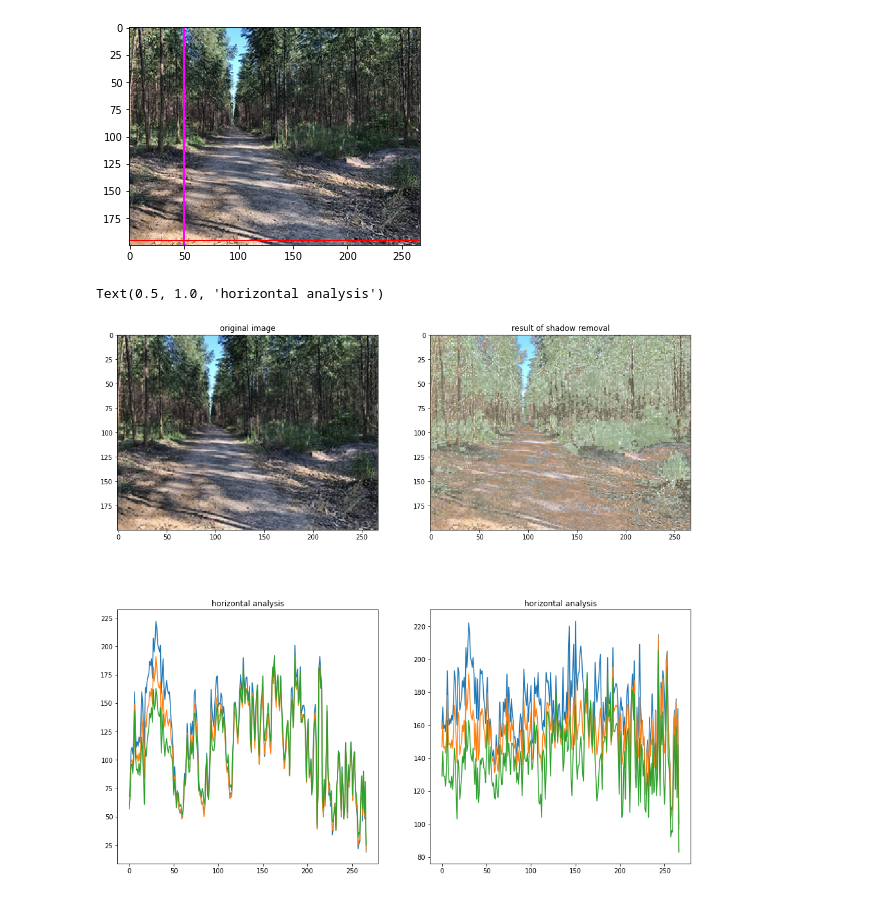
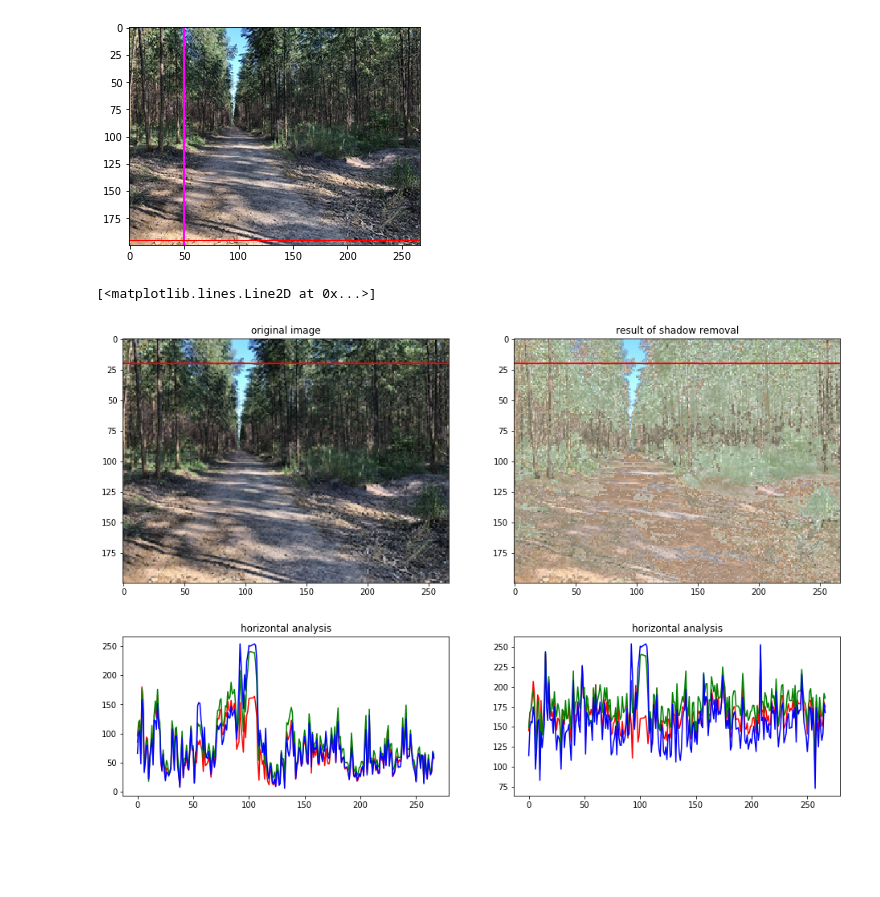
Before and after one commit to horitahiroshi/shadow-denoising, a Jupyter notebook: notebook/4thTry.ipynb, the cells around one changed output. Cells and saved outputs as stored; diff of their text form; code cells hidden in the pictures; blank space fills up the shorter version.

```diff
--- a/notebook/4thTry.ipynb
+++ b/notebook/4thTry.ipynb
@@ -102,7 +88,7 @@ def range_adjustment(img,minvalue=0,maxvalue=255):
 # %%
 img = imageio.imread("../images/shadow5.jpg")
 for i in range(3):
-    img[:,:,i] = adaptive_denoising(img[:,:,i],3,0.005,"average")
+    img[:,:,i] = adaptive_denoising(img[:,:,i],3,0.005,"robust")
 # %%
 # find the closest cluster to the example pixel
 def closest_cluster(centroids, example):
@@ -174,14 +160,10 @@ luminance_centroids = np.array([[np.min(luminance_dataset)],
 # lus = kmeans_routine(luminance_dataset, luminance_centroids, 2, 1)
 lus = kmeans_routine(luminance_dataset, luminance_centroids, luminance_centroids.shape[0], 5)
 
-
-lus = adaptive_denoising(lus, 3, 0.0001, "robust")
+lus = adaptive_denoising(lus, 3, 0.005, "robust",1)
 
 plt.figure(figsize=(16,8))
-plt.subplot(121)
-plt.imshow(img)
-plt.subplot(122)
-plt.imshow(lus)
-plt.colorbar()
+plt.subplot(121); plt.imshow(img); plt.title("original")
+plt.subplot(122); plt.imshow(lus); plt.title("light-penumbra-shadow"); plt.colorbar()
 # %% [output]
 <matplotlib.colorbar.Colorbar at 0x...>
@@ -350,11 +309,13 @@ lit_red_mask[np.where(lit_clusters_mask==1)] = 1
 # equalize blue penumbra region with red penumbra region
 img_copy = remove_shadow(img_copy, penumbra_blue_mask, penumbra_red_mask)
 
+# equalize blue umbra region with red umbra region
+img_copy = remove_shadow(img_copy, umbra_blue_mask, penumbra_red_mask)
 
 # remove umbra on road region
-umbra_road_mask = umbra_blue_mask + umbra_red_mask
+umbra_road_mask = umbra_blue_mask
 
-img_copy = remove_shadow(img_copy, umbra_road_mask, penumbra_red_mask)
+img_copy = remove_shadow(img_copy, umbra_road_mask, lit_red_mask)
 
 # remove umbra on woods
 umbra_woods_mask = umbra_red_mask
@@ -378,16 +339,20 @@ lit_green_mask[np.where(lit_clusters_mask == 2)] = 1
 img_copy = remove_shadow(img_copy, penumbra_green_mask, lit_green_mask)
 img_copy = remove_shadow(img_copy, umbra_green_mask, penumbra_green_mask)
 # %%
-hline = 180
+hline = 20
 original = np.copy(img)
 result = np.copy(img_copy)
-# original[hline,:] = [255,0,0]
-# result[hline,:] = [255,0,0]
+original[hline,:] = [255,0,0]
+result[hline,:] = [255,0,0]
 plt.figure(figsize=(16,16))
 plt.subplot(221);plt.imshow(original);plt.title("original image")
 plt.subplot(222);plt.imshow(result); plt.title("result of shadow removal")
-plt.subplot(223); plt.plot(img[hline,:,:]); plt.title("horizontal analysis")
-plt.subplot(224); plt.plot(img_copy[hline,:,:]); plt.title("horizontal analysis")
+plt.figure(figsize=(16,8))
+plt.subplot(223);plt.title("horizontal analysis")
+plt.plot(img[hline,:,0],'r');plt.plot(img[hline,:,1],'g');plt.plot(img[hline,:,2],'b')
+plt.subplot(224); plt.title("horizontal analysis")
+plt.plot(img_copy[hline,:,0],'r');plt.plot(img_copy[hline,:,1],'g');plt.plot(img_copy[hline,:,2],'b')
 # %% [output]
-Text(0.5, 1.0, 'horizontal analysis')
+[<matplotlib.lines.Line2D at 0x...>]
-[figure, old version]
+[figure, new version]
+[figure, added]
```
Also changed, not shown: parts of 8 cells of this notebook, 3 other files.
